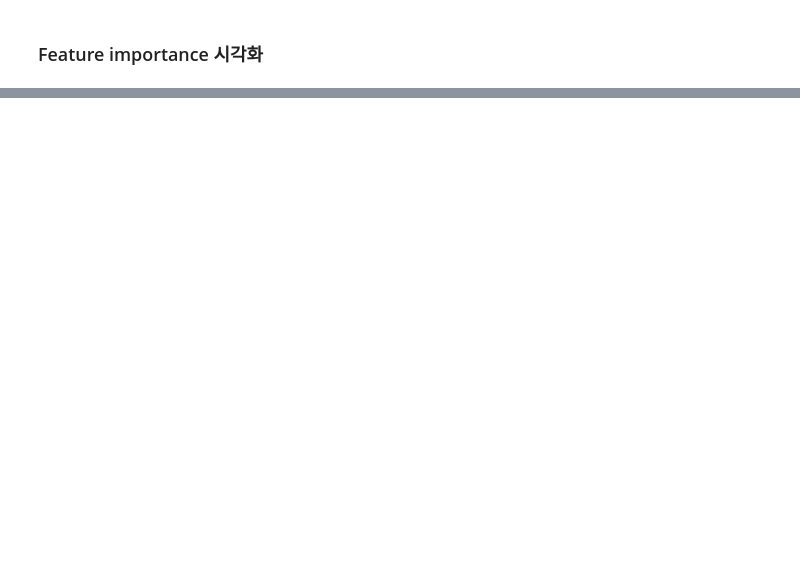
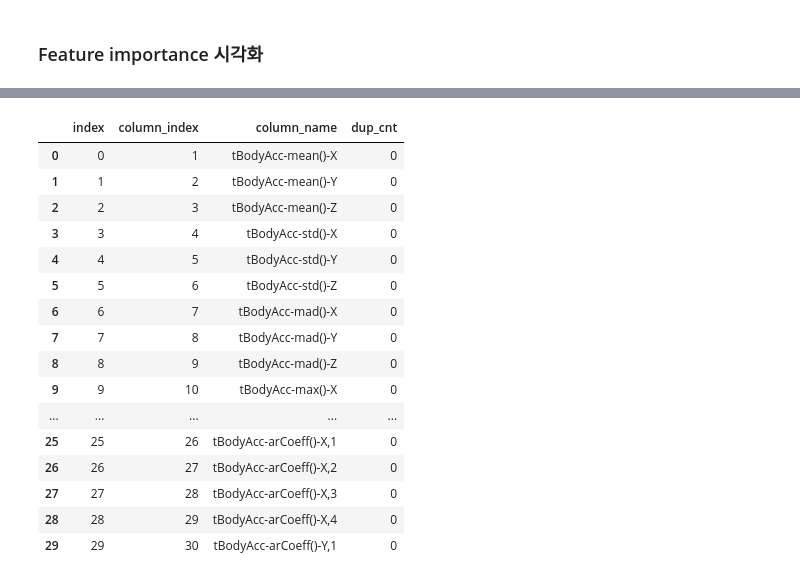
Before and after one commit to unknown-jun/Machine_Learning, a Jupyter notebook: ML_Book/05. Classification.ipynb, the cells around one changed output, grey strips where cells are left out. Cells and saved outputs as stored; diff of their text form; code cells hidden in the pictures; blank space fills up the shorter version.

```diff
--- a/ML_Book/05. Classification.ipynb
+++ b/ML_Book/05. Classification.ipynb
@@ -200,0 +271,10 @@ petal width (cm):0.420
+# %%
+import pandas as pd
+
+# features.txt 파일에는 피처 이름 index와 피처명이 공백으로 분리되어 있음. 이를 DataFrame으로 로드.
+feature_name_df = pd.read_csv('D:\Python/human_activity/features.txt', sep='\s+',
+                              header=None, names=['column_index', 'column_name'])
+
+# 피처명 index를 제거하고 , 피처명만 리스트 객체로 생성한 뒤 샘플로 10개만 추출
+feature_name = feature_name_df.iloc[:,1].values.tolist()
+print('전체 피처명에서 10개만 추출:', feature_name[:10])
@@ -200,0 +314,4 @@ petal width (cm):0.420
+# %%
+feature_dup_df = feature_name_df.groupby('column_name').cumcount()
+pei = pd.DataFrame(feature_name_df.groupby('column_name').cumcount(), columns=['dup_cnt'])
+pei
@@ -200,0 +348,21 @@ petal width (cm):0.420
+# %%
+t = pd.merge(feature_name_df.reset_index(), pei.reset_index(), how='outer')
+t.head(30)
+# %% [output]
+|  | index | column_index | column_name | dup_cnt |
+| 0 | 0 | 1 | tBodyAcc-mean()-X | 0 |
+| 1 | 1 | 2 | tBodyAcc-mean()-Y | 0 |
+| 2 | 2 | 3 | tBodyAcc-mean()-Z | 0 |
+| 3 | 3 | 4 | tBodyAcc-std()-X | 0 |
+| 4 | 4 | 5 | tBodyAcc-std()-Y | 0 |
+| 5 | 5 | 6 | tBodyAcc-std()-Z | 0 |
+| 6 | 6 | 7 | tBodyAcc-mad()-X | 0 |
+| 7 | 7 | 8 | tBodyAcc-mad()-Y | 0 |
+| 8 | 8 | 9 | tBodyAcc-mad()-Z | 0 |
+| 9 | 9 | 10 | tBodyAcc-max()-X | 0 |
+| ... | ... | ... | ... | ... |
+| 25 | 25 | 26 | tBodyAcc-arCoeff()-X,1 | 0 |
+| 26 | 26 | 27 | tBodyAcc-arCoeff()-X,2 | 0 |
+| 27 | 27 | 28 | tBodyAcc-arCoeff()-X,3 | 0 |
+| 28 | 28 | 29 | tBodyAcc-arCoeff()-X,4 | 0 |
+| 29 | 29 | 30 | tBodyAcc-arCoeff()-Y,1 | 0 |
```
Also changed, not shown: parts of 15 cells of this notebook.
